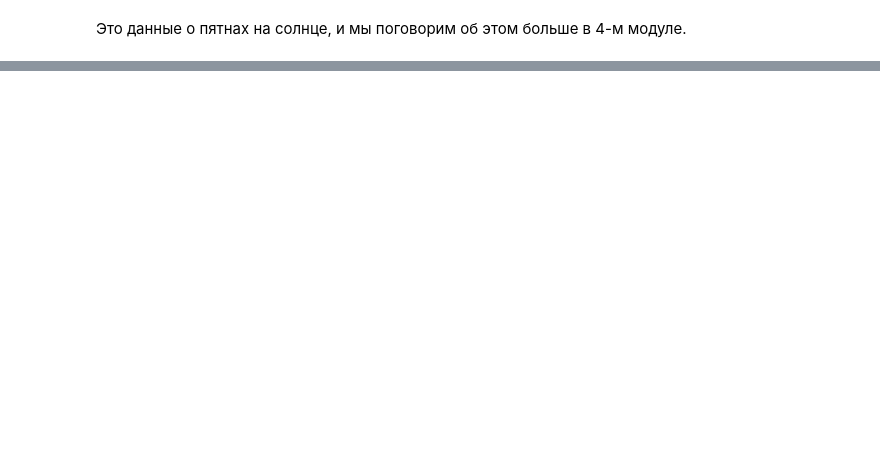
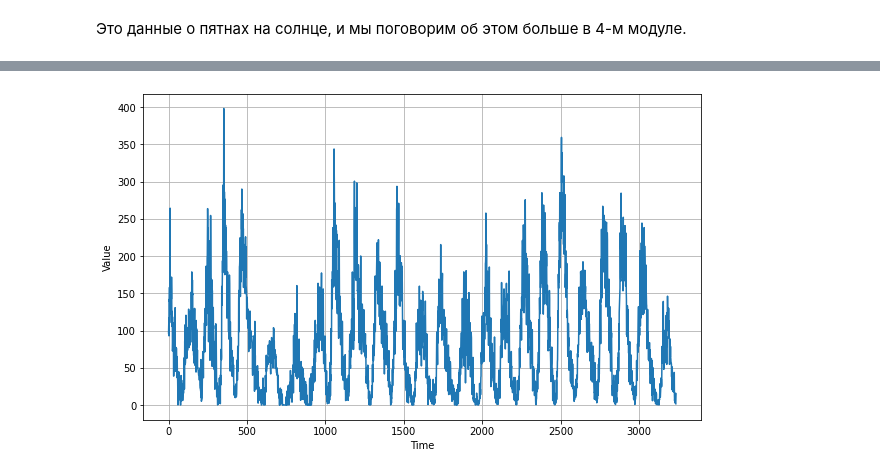
Before and after one commit to andrew-veriga/Tensorflow-labs, a Jupyter notebook: TimeSeriesIntro.ipynb, the cells around one changed output, grey strips where cells are left out. Drawn from its saved outputs; the diff is of its cells as text; code cells hidden in the pictures; blank space fills up the shorter version.

```diff
--- a/TimeSeriesIntro.ipynb
+++ b/TimeSeriesIntro.ipynb
@@ -248,20 +353,24 @@ plt.axis([0, 50, -0.1, 0.1])
 # %%
 # Read a comma-separated values (csv) file into DataFrame.
 import csv
 time_step = []
 sunspots = []
+import urllib
+urllib.request.urlretrieve('https://github.com/andrew-veriga/Tensorflow-labs/raw/master/sunspots.csv', '/tmp/sunspots.csv')
 
 with open('/tmp/sunspots.csv') as csvfile:
   reader = csv.reader(csvfile, delimiter=',')
   next(reader)
   for row in reader:
     sunspots.append(float(row[2]))
     time_step.append(int(row[0]))
 
 series = np.array(sunspots)
 time = np.array(time_step)
 plt.figure(figsize=(10, 6))
 plot_series(time, series)
+# %% [output]
+[figure, added]
 # %%
 from pandas.plotting import autocorrelation_plot
 
```
Also changed, not shown: parts of 33 cells of this notebook.
